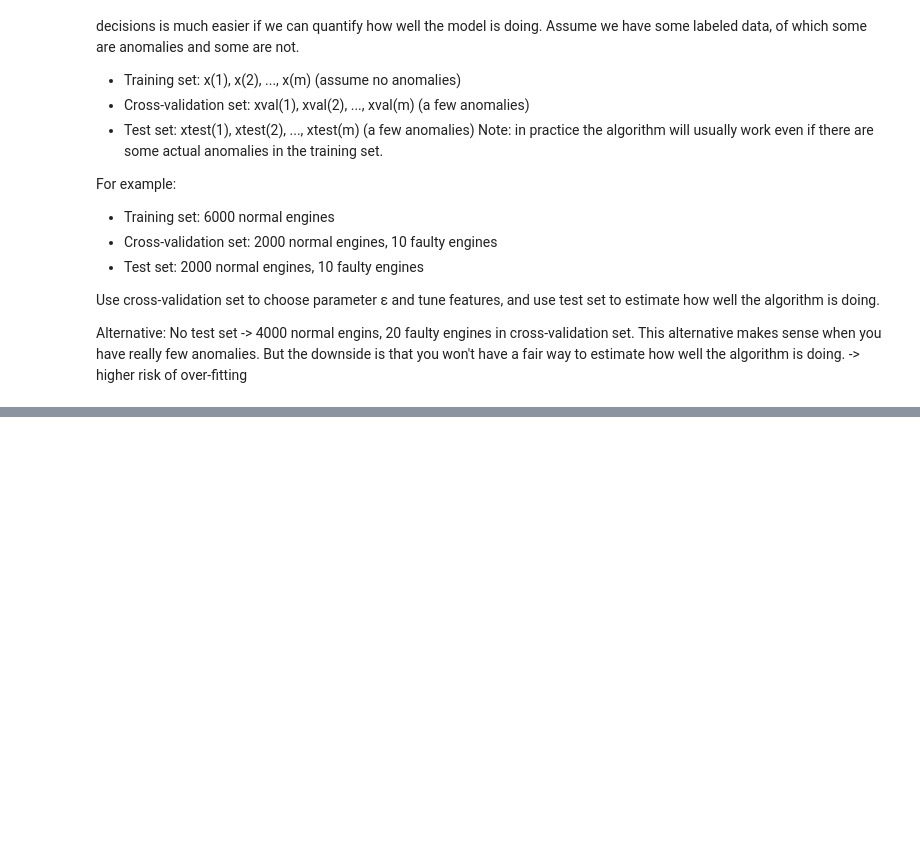
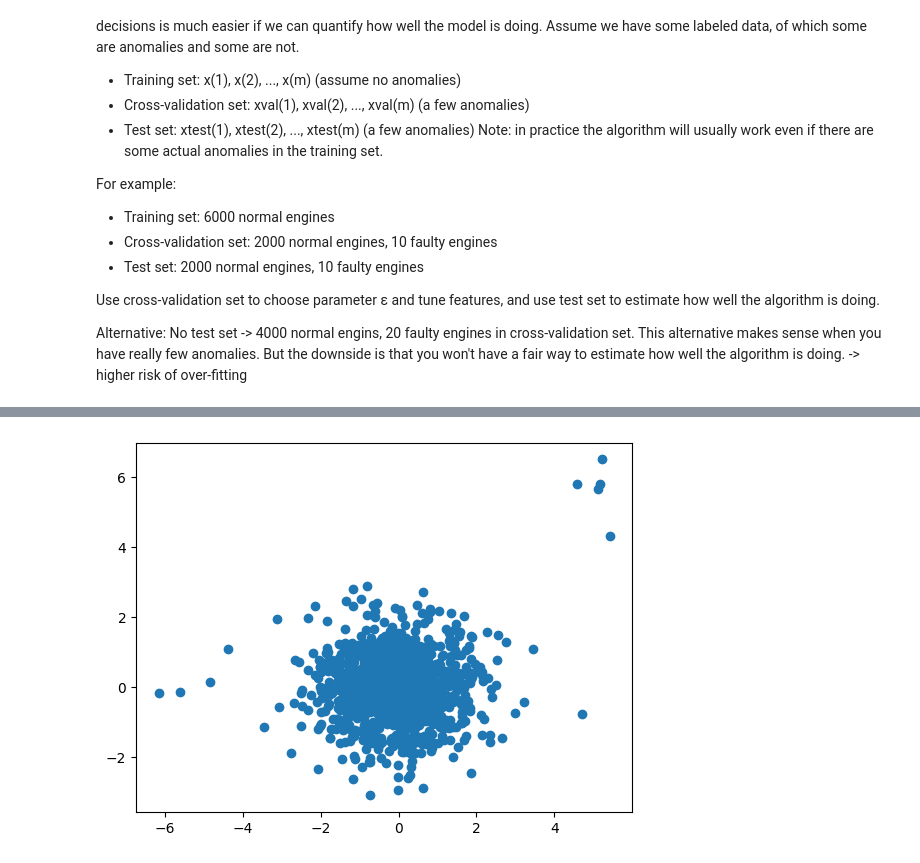
Before and after one commit to MohadesehHakimi/intro-to-machine-learning, a Jupyter notebook: Unsupervised Learning, Recommenders, Reinforcement Learning/week1.ipynb, the cells around one changed output, grey strips where cells are left out. Drawn from its saved outputs; the diff is of its cells as text; code cells hidden in the pictures; blank space fills up the shorter version.

```diff
--- a/Unsupervised Learning, Recommenders, Reinforcement Learning/week1.ipynb
+++ b/Unsupervised Learning, Recommenders, Reinforcement Learning/week1.ipynb
@@ -345,0 +382,11 @@ Possible alternatives for evaluation metrics:
+# %%
+# Generate sample data
+X = np.random.randn(1000, 2)
+X[0:5, 0] += 5
+X[0:5, 1] += 5
+X[5:10, 0] -= 5
+X[10:15, 0] += 3
+plt.scatter(X[:, 0], X[:, 1])
+plt.show()
+# %% [output]
+[figure, added]
```
Also changed, not shown: parts of 27 cells of this notebook, 6 other files.
